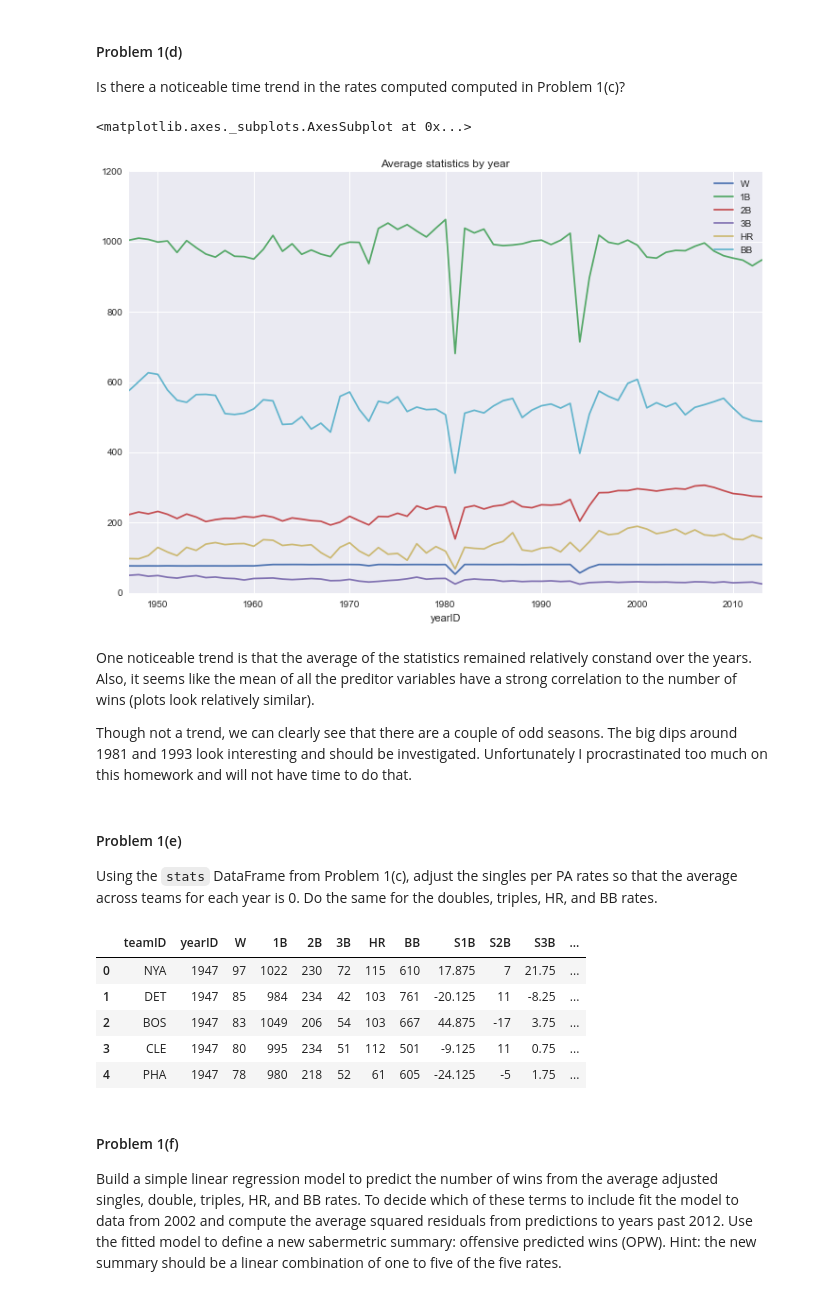
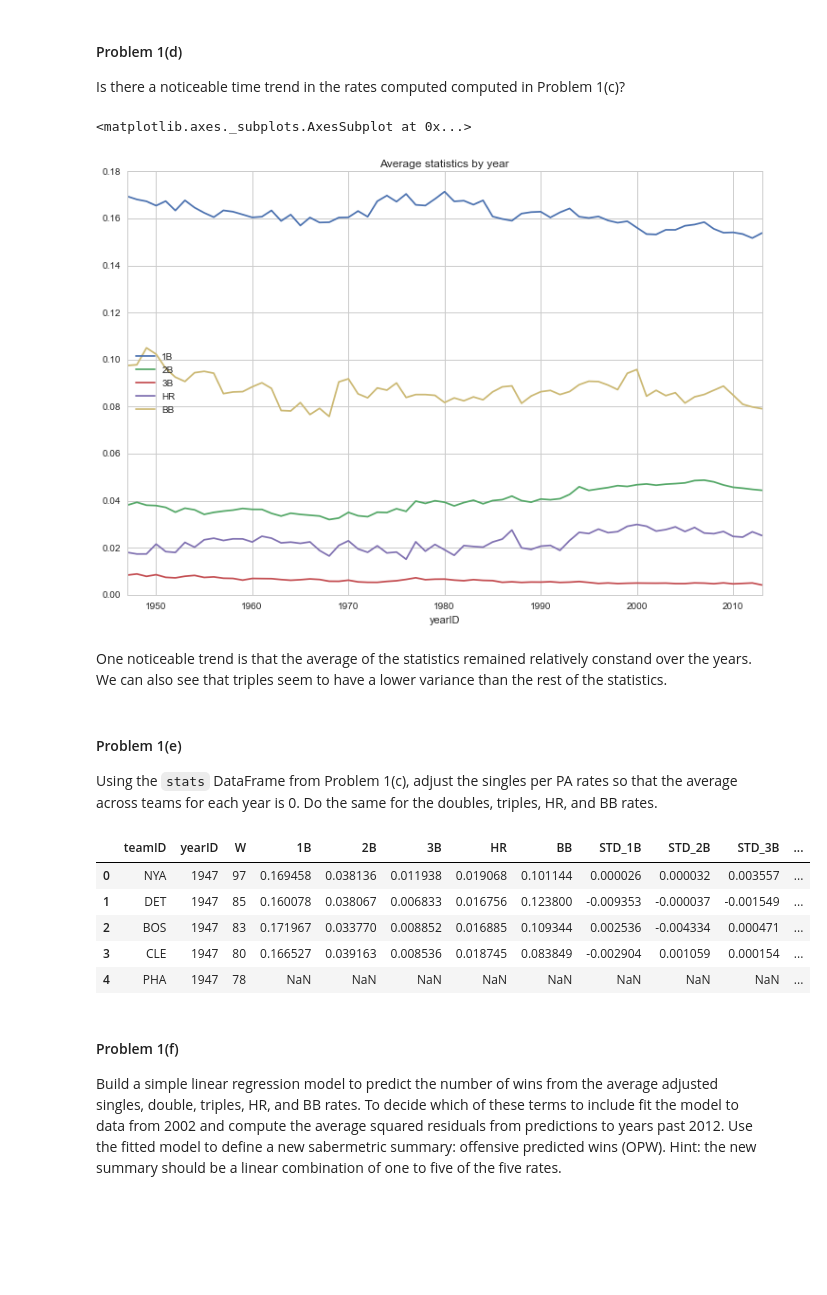
Before and after one commit to dimagalat/CSCI_E-109, a Jupyter notebook: homework/santos_n_hw3/HW3.ipynb, the cells around one changed output. Drawn from its saved outputs; the diff is of its cells as text; code cells hidden in the pictures; blank space fills up the shorter version.

Commit message:
homework 3 submission version

```diff
--- a/homework/santos_n_hw3/HW3.ipynb
+++ b/homework/santos_n_hw3/HW3.ipynb
@@ -184,11 +185,10 @@ Now, consider only team/season combinations in which the teams played 162 Games.
 # %%
 # We need the teams for the wins. The rest can be taken from players.
 # Get seasons with 162 games and starting from 1947.
-good_seasons = (teams[teams["yearID"] >= 1947][["yearID", "G"]]
-                .groupby("yearID").max() == 162).index
+#good_seasons = teams[teams["yearID"] >= 1947].groupby("yearID").sum()[["G"] == 162].index
+good_seasons = (teams[teams["yearID"] >= 1947].groupby("yearID").max()["G"] == 162).index
 # Filter out "bad" seasons.
-seasons = teams[["teamID", "yearID", "W"]][teams["yearID"]
-                                           .isin(good_seasons)].reset_index(drop=True)
+seasons = teams[teams["yearID"].isin(good_seasons)][["teamID", "yearID", "W"]].reset_index(drop=True)
 seasons.head()
 # %% [output]
 |  | teamID | yearID | W |
@@ -199,11 +199,19 @@ seasons.head()
 | 4 | PHA | 1947 | 78 |
 # %%
 # Merge seasons and players before calculating singles to save cycles.
-stats = seasons.merge(players[["teamID", "yearID", "H", "2B", "3B", "HR", "BB"]]
+stats = seasons.merge(players[["teamID", "yearID", "H", "2B", "3B", "HR", "AB", "BB", "HBP", "SH", "SF"]]
                       .groupby(["teamID", "yearID"], as_index=False).sum(), on=["teamID", "yearID"])
 # Calculate singles and rename column.
 stats["H"] = stats.apply(lambda x: x["H"] - x["2B"] - x["3B"] - x["HR"], axis=1)
 stats.rename(columns={"H": "1B"}, inplace=True)
+# Compute rates.
+# PA = AB + BB + HBP + SH + SF + Times Reached on Defensive Interference (Wikipedia).
+# Note: Could not find stat for "Times Reached on Defensive Interference.
+pa = stats.apply(lambda x: x["AB"] + x["BB"] + x["HBP"] + x["SH"] + x["SF"], axis=1)
+rates = stats[["1B", "2B", "3B", "HR", "BB"]].divide(pa, axis=0)
+# Replace old columns with new ones.
+stats = stats.drop(["1B", "2B", "3B", "HR", "AB", "BB", "HBP", "SH", "SF"],
+                   axis=1).merge(rates, left_index=True, right_index=True)
 stats.head()
 # %% [output]
 |  | teamID | yearID | W | 1B | 2B | 3B | HR | BB |
@@ -217,35 +225,32 @@ stats.head()
 
 Is there a noticeable time trend in the rates computed computed in Problem 1(c)?
 # %%
-group = stats.drop("teamID", axis=1).groupby("yearID")
+group = stats.drop(["teamID", "W"], axis=1).groupby("yearID")
 group.mean().plot(figsize=(12, 8), title="Average statistics by year")
 # %% [output]
 <matplotlib.axes._subplots.AxesSubplot at 0x...>
-[figure, old version]
+[figure, new version]
-# %% [markdown]
-One noticeable trend is that the average of the statistics remained relatively constand over the years. Also, it seems like the mean of all the preditor variables have a strong correlation to the number of wins (plots look relatively similar).
-
-Though not a trend, we can clearly see that there are a couple of odd seasons. The big dips around 1981 and 1993 look interesting and should be investigated. Unfortunately I procrastinated too much on this homework and will not have time to do that.
+# %% [markdown]
+One noticeable trend is that the average of the statistics remained relatively constand over the years. We can also see that triples seem to have a lower variance than the rest of the statistics.
 # %% [markdown]
 #### Problem 1(e)
 
 Using the `stats` DataFrame from Problem 1(c), adjust the singles per PA rates so that the average across teams for each year is 0. Do the same for the doubles, triples, HR, and BB rates.
 # %%
 # Standardize year group and rename columns (not really since we're not dividing by the SD, but you get the idea).
-standardized = group.transform(lambda x: x - x.mean()).drop("W", axis=1)
-standardized.columns = ["S1B", "S2B", "S3B", "SHR", "SBB"]
-standardized.head()
+stats_std = group.transform(lambda x: x - x.mean())
+stats_std.columns = ["STD_1B", "STD_2B", "STD_3B", "STD_HR", "STD_BB"]
 # Merge to stats. The merge must be done on index (row number) because we dropped teamID for the group. This should,
 # not be a problem since none of the operations above reorderd or changed the frame shape.
-stats_std = stats.merge(standardized, left_index=True, right_index=True)
-stats_std.head()
+stats = stats.merge(stats_std, left_index=True, right_index=True)
+stats.head()
 # %% [output]
-|  | teamID | yearID | W | 1B | 2B | 3B | HR | BB | S1B | S2B | S3B | ... |
-| 0 | NYA | 1947 | 97 | 1022 | 230 | 72 | 115 | 610 | 17.875 | 7 | 21.75 | ... |
-| 1 | DET | 1947 | 85 | 984 | 234 | 42 | 103 | 761 | -20.125 | 11 | -8.25 | ... |
-| 2 | BOS | 1947 | 83 | 1049 | 206 | 54 | 103 | 667 | 44.875 | -17 | 3.75 | ... |
-| 3 | CLE | 1947 | 80 | 995 | 234 | 51 | 112 | 501 | -9.125 | 11 | 0.75 | ... |
-| 4 | PHA | 1947 | 78 | 980 | 218 | 52 | 61 | 605 | -24.125 | -5 | 1.75 | ... |
+|  | teamID | yearID | W | 1B | 2B | 3B | HR | BB | STD_1B | STD_2B | STD_3B | ... |
+| 0 | NYA | 1947 | 97 | 0.169458 | 0.038136 | 0.011938 | 0.019068 | 0.101144 | 0.000026 | 0.000032 | 0.003557 | ... |
+| 1 | DET | 1947 | 85 | 0.160078 | 0.038067 | 0.006833 | 0.016756 | 0.123800 | -0.009353 | -0.000037 | -0.001549 | ... |
+| 2 | BOS | 1947 | 83 | 0.171967 | 0.033770 | 0.008852 | 0.016885 | 0.109344 | 0.002536 | -0.004334 | 0.000471 | ... |
+| 3 | CLE | 1947 | 80 | 0.166527 | 0.039163 | 0.008536 | 0.018745 | 0.083849 | -0.002904 | 0.001059 | 0.000154 | ... |
+| 4 | PHA | 1947 | 78 | NaN | NaN | NaN | NaN | NaN | NaN | NaN | NaN | ... |
 # %% [markdown]
 #### Problem 1(f)
 
```
Also changed, not shown: parts of 33 cells of this notebook.
